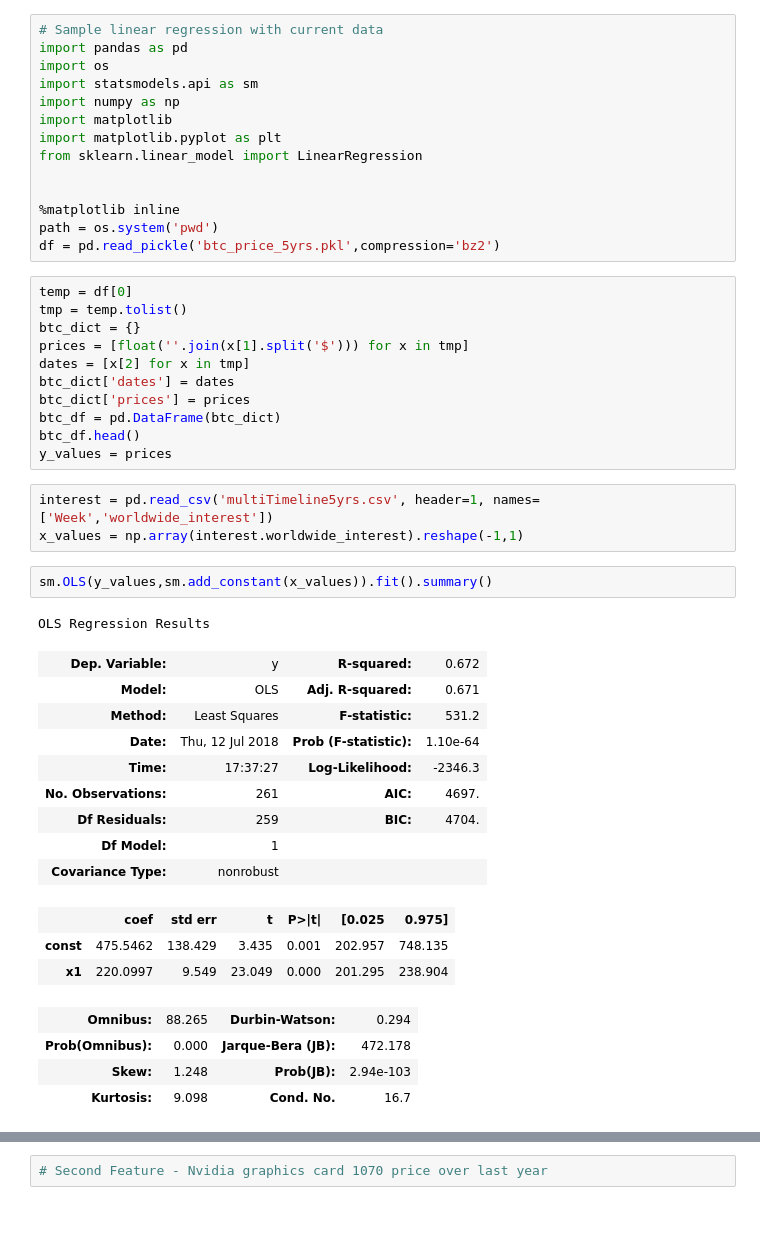
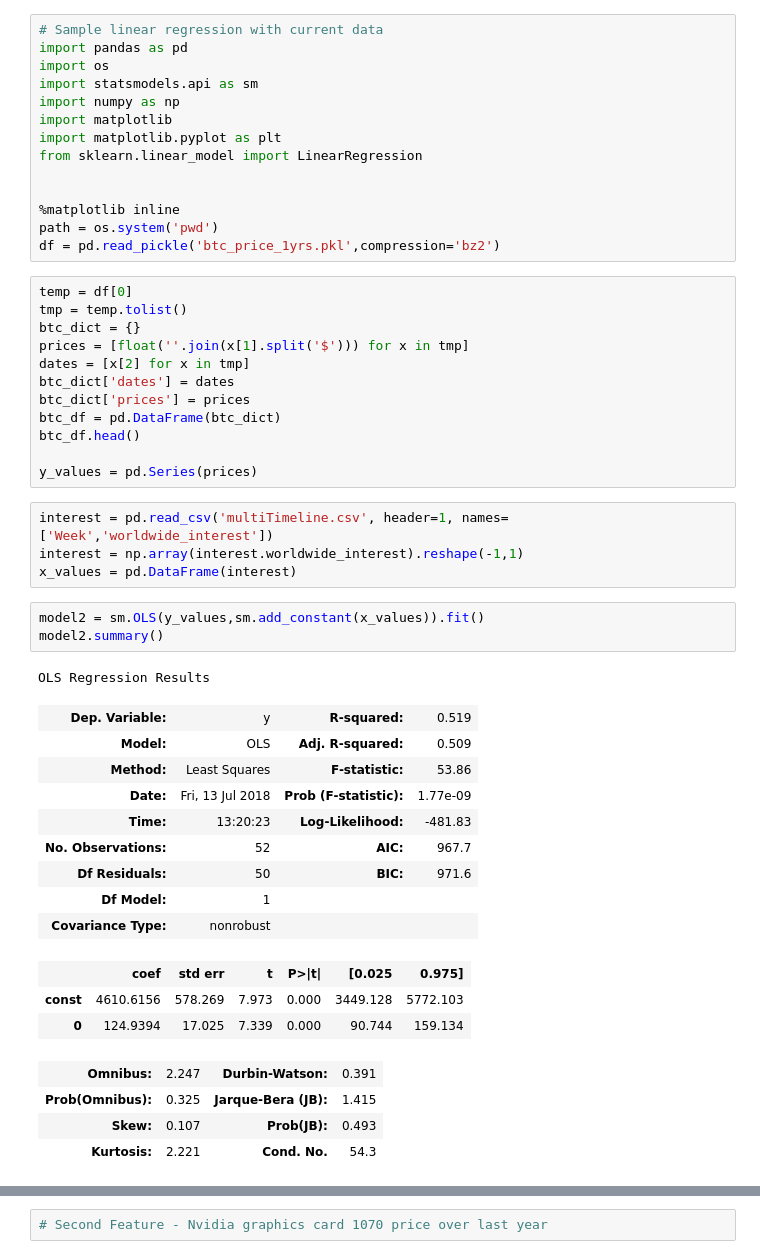
Before and after one commit to MCassetti/project_luther, a Jupyter notebook: linear_regression_2features.ipynb, the cells around one changed output, grey strips where cells are left out. Drawn from its saved outputs; the diff is of its cells as text; blank space fills up the shorter version.

```diff
--- a/linear_regression_2features.ipynb
+++ b/linear_regression_2features.ipynb
@@ -11,7 +11,7 @@ from sklearn.linear_model import LinearRegression
 
 %matplotlib inline
 path = os.system('pwd')
-df = pd.read_pickle('btc_price_5yrs.pkl',compression='bz2')
+df = pd.read_pickle('btc_price_1yrs.pkl',compression='bz2')
 # %%
 temp = df[0]
 tmp = temp.tolist()
@@ -22,29 +22,32 @@ btc_dict['dates'] = dates
 btc_dict['prices'] = prices
 btc_df = pd.DataFrame(btc_dict)
 btc_df.head()
-y_values = prices
+
+y_values = pd.Series(prices)
 # %%
-interest = pd.read_csv('multiTimeline5yrs.csv', header=1, names=['Week','worldwide_interest'])
-x_values = np.array(interest.worldwide_interest).reshape(-1,1)
+interest = pd.read_csv('multiTimeline.csv', header=1, names=['Week','worldwide_interest'])
+interest = np.array(interest.worldwide_interest).reshape(-1,1)
+x_values = pd.DataFrame(interest)
 # %%
-sm.OLS(y_values,sm.add_constant(x_values)).fit().summary()
+model2 = sm.OLS(y_values,sm.add_constant(x_values)).fit()
+model2.summary()
 # %% [output]
 OLS Regression Results
-| Dep. Variable: | y | R-squared: | 0.672 |
-| Model: | OLS | Adj. R-squared: | 0.671 |
-| Method: | Least Squares | F-statistic: | 531.2 |
-| Date: | Thu, 12 Jul 2018 | Prob (F-statistic): | 1.10e-64 |
-| Time: | 17:37:27 | Log-Likelihood: | -2346.3 |
-| No. Observations: | 261 | AIC: | 4697. |
-| Df Residuals: | 259 | BIC: | 4704. |
+| Dep. Variable: | y | R-squared: | 0.519 |
+| Model: | OLS | Adj. R-squared: | 0.509 |
+| Method: | Least Squares | F-statistic: | 53.86 |
+| Date: | Fri, 13 Jul 2018 | Prob (F-statistic): | 1.77e-09 |
+| Time: | 13:20:23 | Log-Likelihood: | -481.83 |
+| No. Observations: | 52 | AIC: | 967.7 |
+| Df Residuals: | 50 | BIC: | 971.6 |
 | Df Model: | 1 |  |  |
 | Covariance Type: | nonrobust |  |  |
 |  | coef | std err | t | P>|t| | [0.025 | 0.975] |
-| const | 475.5462 | 138.429 | 3.435 | 0.001 | 202.957 | 748.135 |
-| x1 | 220.0997 | 9.549 | 23.049 | 0.000 | 201.295 | 238.904 |
+| const | 4610.6156 | 578.269 | 7.973 | 0.000 | 3449.128 | 5772.103 |
+| 0 | 124.9394 | 17.025 | 7.339 | 0.000 | 90.744 | 159.134 |
-| Omnibus: | 88.265 | Durbin-Watson: | 0.294 |
-| Prob(Omnibus): | 0.000 | Jarque-Bera (JB): | 472.178 |
-| Skew: | 1.248 | Prob(JB): | 2.94e-103 |
-| Kurtosis: | 9.098 | Cond. No. | 16.7 |
+| Omnibus: | 2.247 | Durbin-Watson: | 0.391 |
+| Prob(Omnibus): | 0.325 | Jarque-Bera (JB): | 1.415 |
+| Skew: | 0.107 | Prob(JB): | 0.493 |
+| Kurtosis: | 2.221 | Cond. No. | 54.3 |
 Warnings:
 [1] Standard Errors assume that the covariance matrix of the errors is correctly specified.
```
Also changed, not shown: parts of 13 cells of this notebook, 3 other files.
